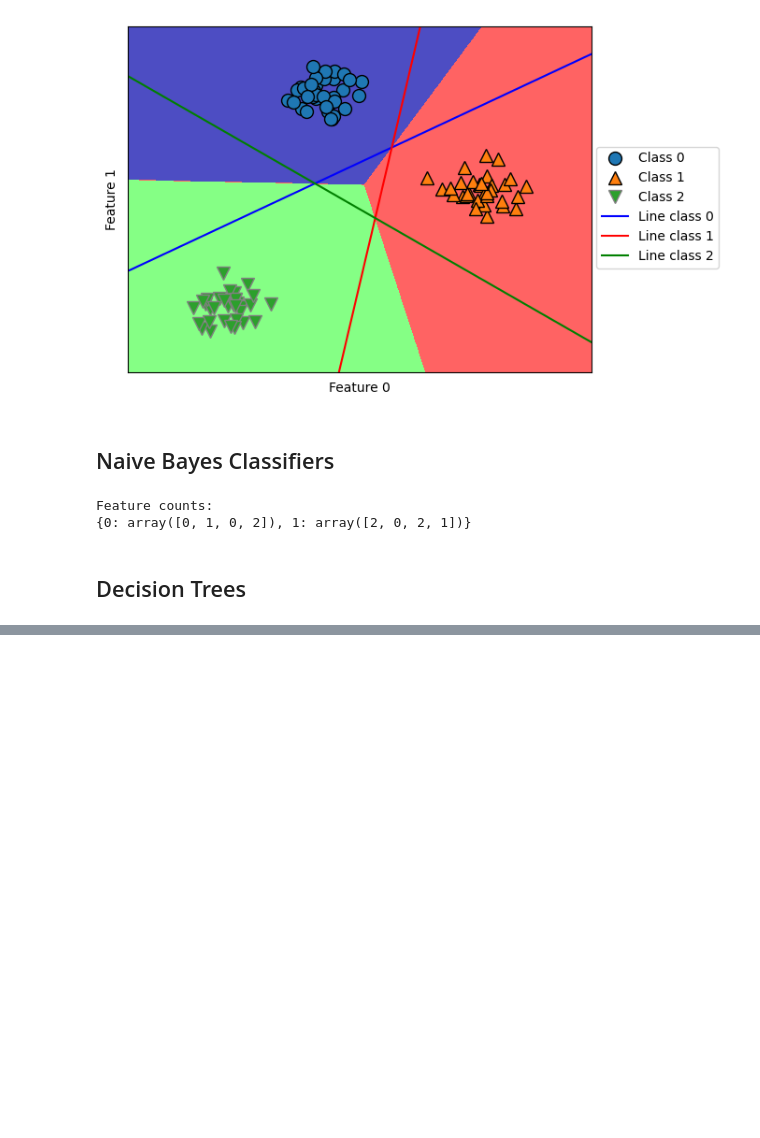
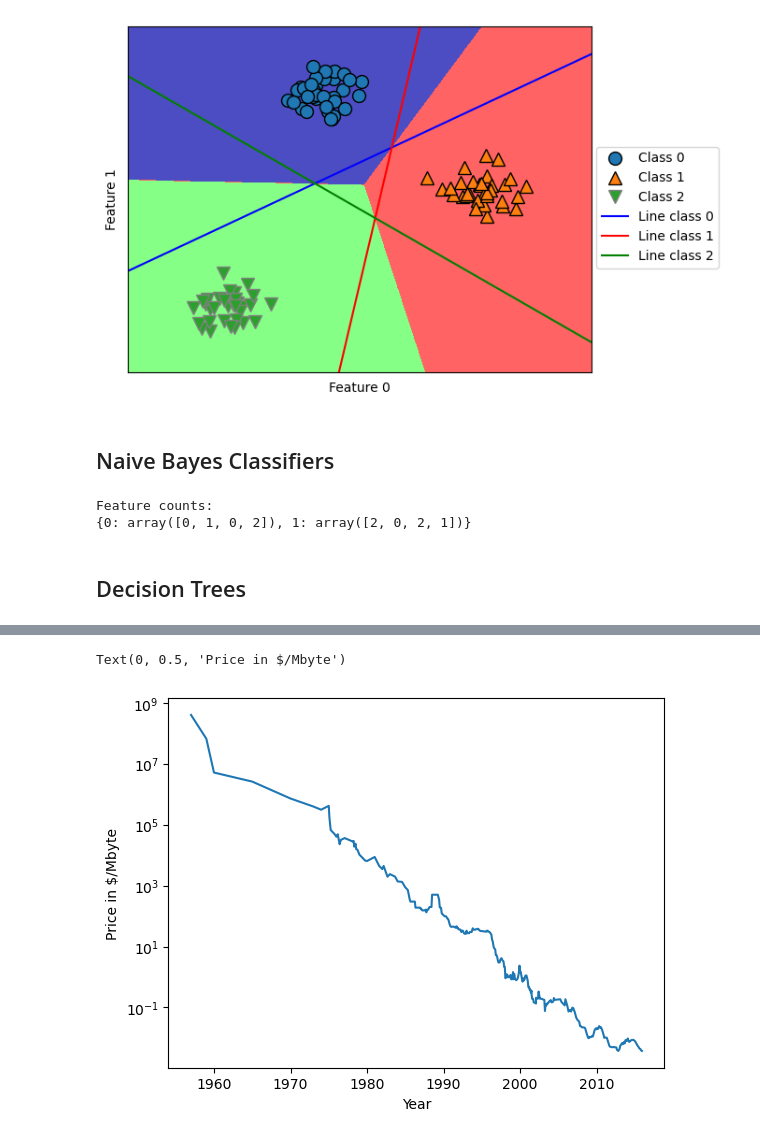
Before and after one commit to hemanthkotaprolu/Introduction-to-Machine-Learning-with-Python, a Jupyter notebook: chapter_2.ipynb, the cells around one changed output, grey strips where cells are left out. Saved outputs shown, nothing was run; the diff lists cells and outputs as text; code cells hidden in the pictures; blank space fills up the shorter version.

```diff
--- a/chapter_2.ipynb
+++ b/chapter_2.ipynb
@@ -578,0 +656,7 @@ Feature counts:
+# %%
+plt.semilogy(ram_prices.date, ram_prices.price)
+plt.xlabel("Year")
+plt.ylabel("Price in $/Mbyte")
+# %% [output]
+Text(0, 0.5, 'Price in $/Mbyte')
+[figure, added]
```
Also changed, not shown: parts of 25 cells of this notebook.
